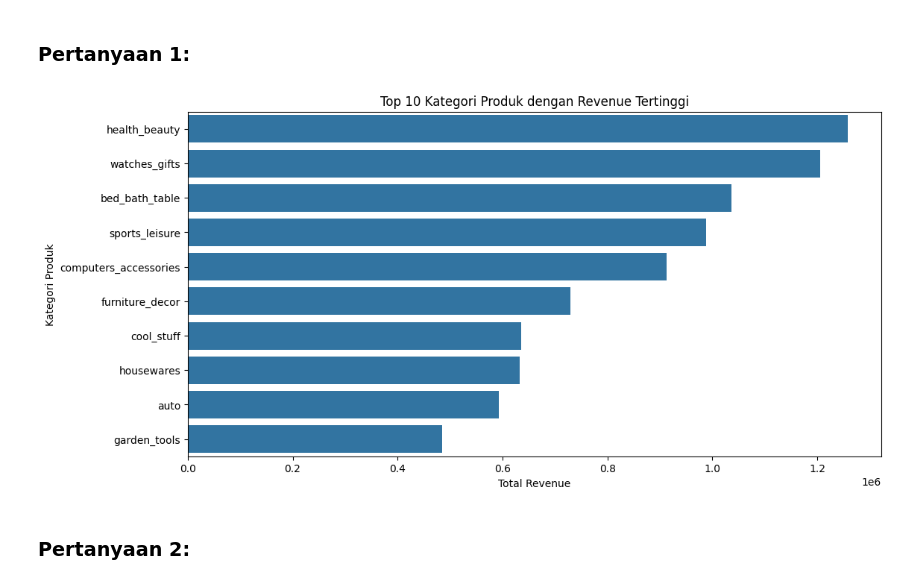
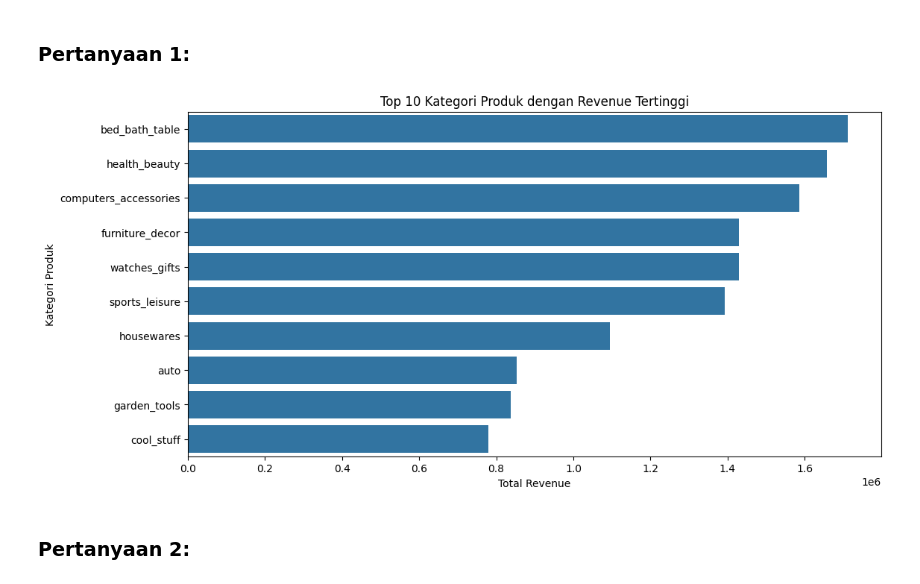
Before and after one commit to bilaaak/ecommerce, a Jupyter notebook: notebook.ipynb, the cells around one changed output. Cells and saved outputs as stored; diff of their text form; code cells hidden in the pictures.

```diff
--- a/notebook.ipynb
+++ b/notebook.ipynb
@@ -203,0 +174,22 @@ Name: count, dtype: int64
+# %%
+all_df = orders_df.merge(payments_df, on="order_id", how="left")
+all_df = all_df.merge(order_items_df, on="order_id", how="left")
+all_df = all_df.merge(products_df, on="product_id", how="left")
+all_df = all_df.merge(category_df, on="product_category_name", how="left")
+
+all_df.head()
+
+eda_df = all_df.copy()
+
+eda_df["order_purchase_timestamp"] = pd.to_datetime(
+    eda_df["order_purchase_timestamp"],
+    errors="coerce"
+)
+
+eda_df["month_year"] = eda_df["order_purchase_timestamp"].dt.to_period("M").astype(str)
+
+print("Jumlah order:", eda_df["order_id"].nunique())
+print("Jumlah customer:", eda_df["customer_id"].nunique())
+print("Jumlah produk:", eda_df["product_id"].nunique())
+print("Periode data:", eda_df["order_purchase_timestamp"].min(), "sampai", eda_df["order_purchase_timestamp"].max())
+print("Total revenue:", eda_df["payment_value"].sum())
@@ -206,19 +206,21 @@ Name: count, dtype: int64
 # %% [markdown]
 ### Pertanyaan 1:
 # %%
-category_revenue_df = order_items_df.merge(products_df, on='product_id', how='left')
-category_revenue_df = category_revenue_df.merge(category_df, on='product_category_name', how='left')
-
-top_category_revenue = category_revenue_df.groupby('product_category_name_english')['price'].sum().sort_values(ascending=False).head(10)
+top_category_revenue = (
+    eda_df.groupby("product_category_name_english")["payment_value"]
+    .sum()
+    .sort_values(ascending=False)
+    .head(10)
+)
 
 plt.figure(figsize=(12, 6))
 sns.barplot(x=top_category_revenue.values, y=top_category_revenue.index)
-plt.title('Top 10 Kategori Produk dengan Revenue Tertinggi')
-plt.xlabel('Total Revenue')
-plt.ylabel('Kategori Produk')
+plt.title("Top 10 Kategori Produk dengan Revenue Tertinggi")
+plt.xlabel("Total Revenue")
+plt.ylabel("Kategori Produk")
 plt.show()
 # %% [output]
-[figure, old version]
+[figure, new version]
 # %% [markdown]
 ### Pertanyaan 2:
 # %%
```
Also changed, not shown: parts of 21 cells of this notebook, 3 other files.
